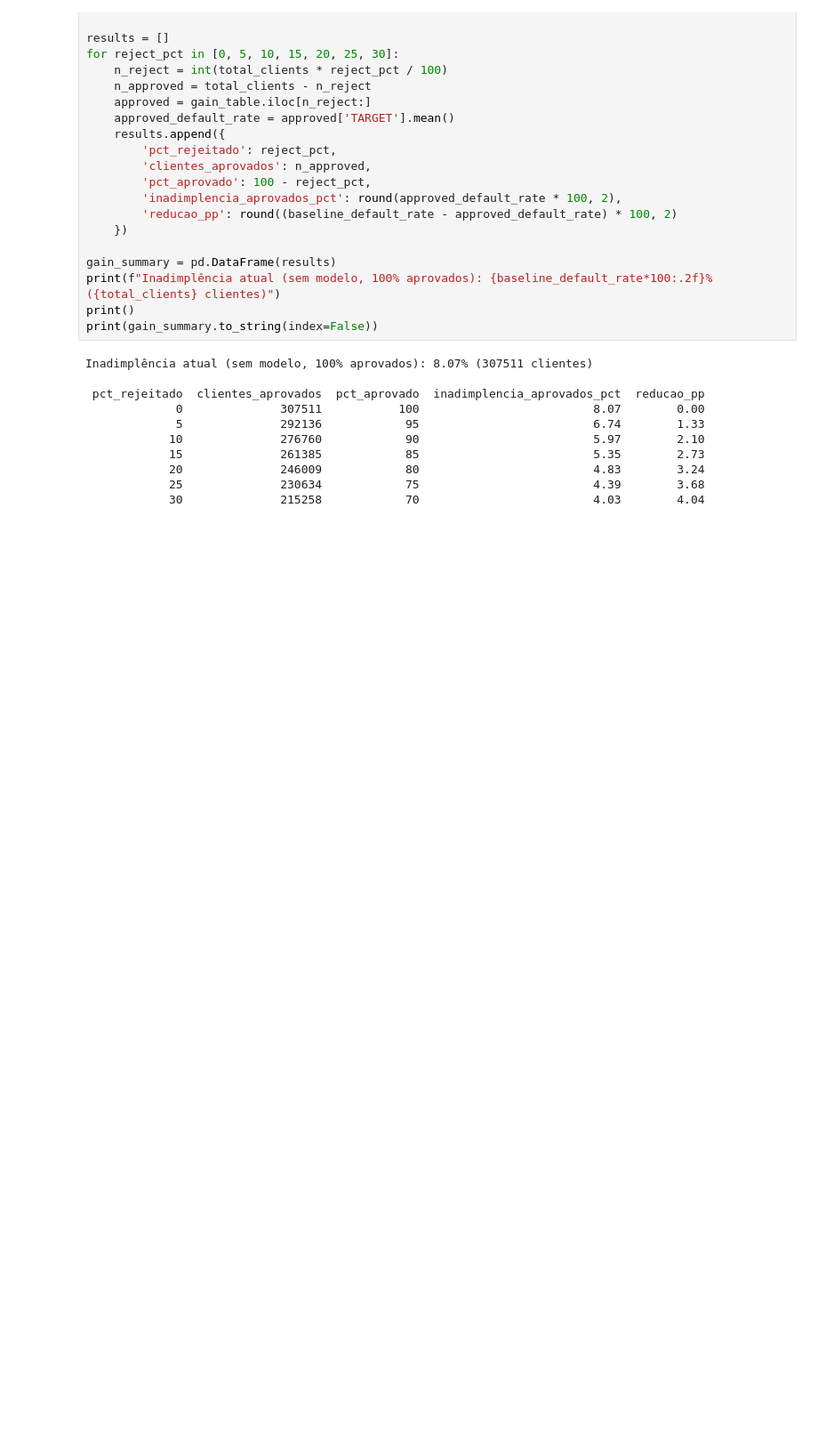
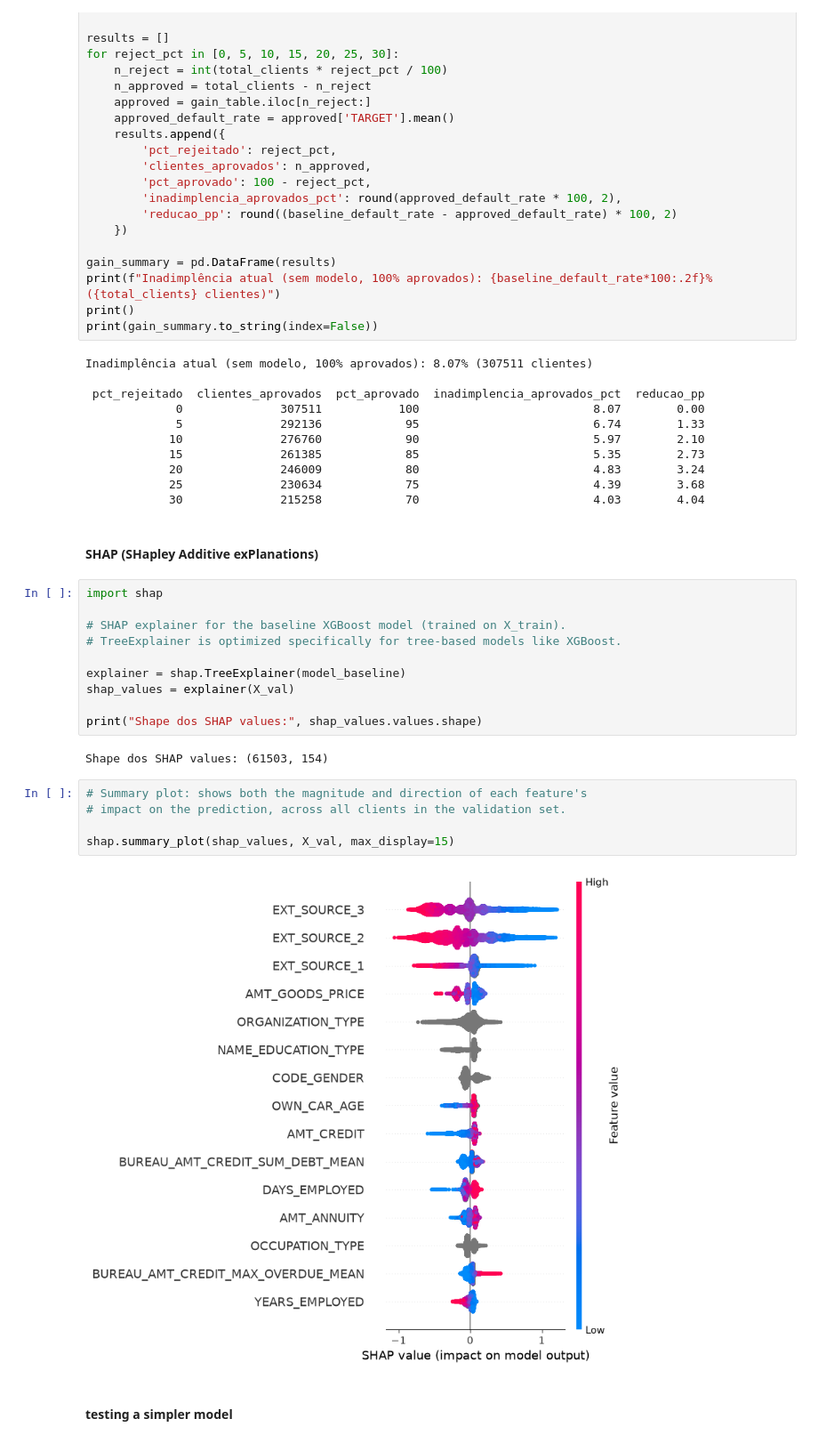
Before and after one commit to vitor-km/home-credit-default-risk, a Jupyter notebook: notebooks/03_modeling.ipynb, the cells around one changed output. Shown at 89% size. Cells and saved outputs as stored; diff of their text form; blank space fills up the shorter version.

Commit message:
Add SHAP explainability analysis and top-15-feature XGBoost experiment (AUC 0.7514), set calibrated target for WoE scorecard phase

```diff
--- a/notebooks/03_modeling.ipynb
+++ b/notebooks/03_modeling.ipynb
@@ -316,3 +318,26 @@ Inadimplência atual (sem modelo, 100% aprovados): 8.07% (307511 clientes)
             20              246009            80                         4.83        3.24
             25              230634            75                         4.39        3.68
             30              215258            70                         4.03        4.04
+# %% [markdown]
+#### SHAP (SHapley Additive exPlanations)
+# %%
+import shap
+
+# SHAP explainer for the baseline XGBoost model (trained on X_train).
+# TreeExplainer is optimized specifically for tree-based models like XGBoost.
+
+explainer = shap.TreeExplainer(model_baseline)
+shap_values = explainer(X_val)
+
+print("Shape dos SHAP values:", shap_values.values.shape)
+# %% [output]
+Shape dos SHAP values: (61503, 154)
+# %%
+# Summary plot: shows both the magnitude and direction of each feature's
+# impact on the prediction, across all clients in the validation set.
+
+shap.summary_plot(shap_values, X_val, max_display=15)
+# %% [output]
+[figure, added]
+# %% [markdown]
+#### testing a simpler model
```
Also changed, not shown: parts of 2 cells of this notebook.
